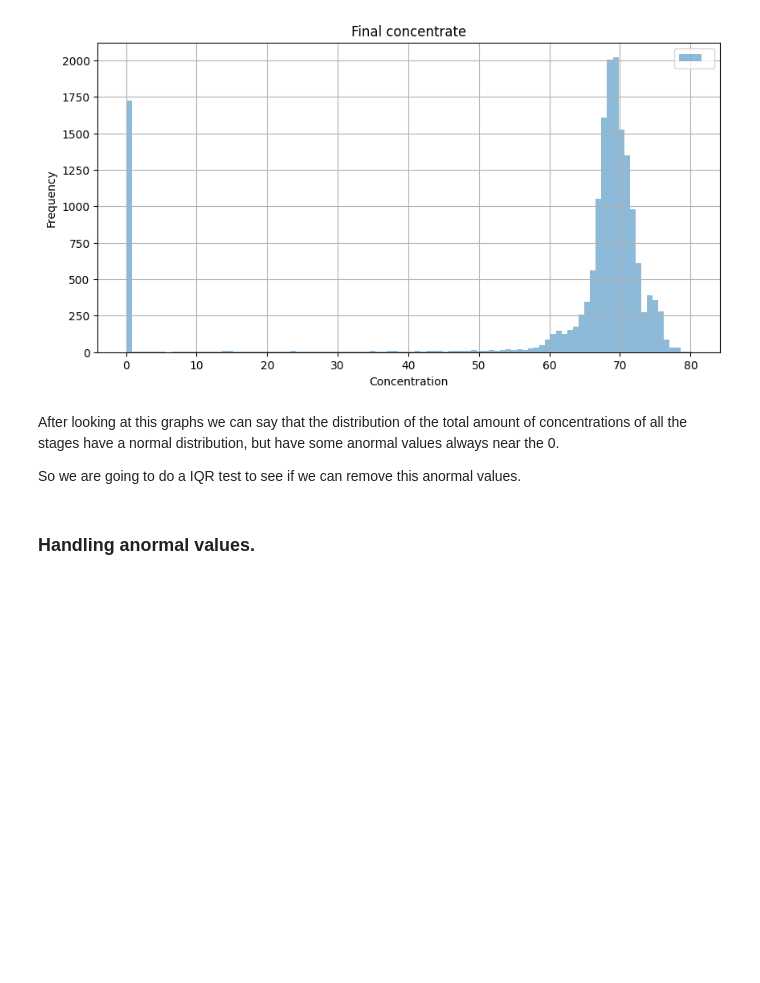
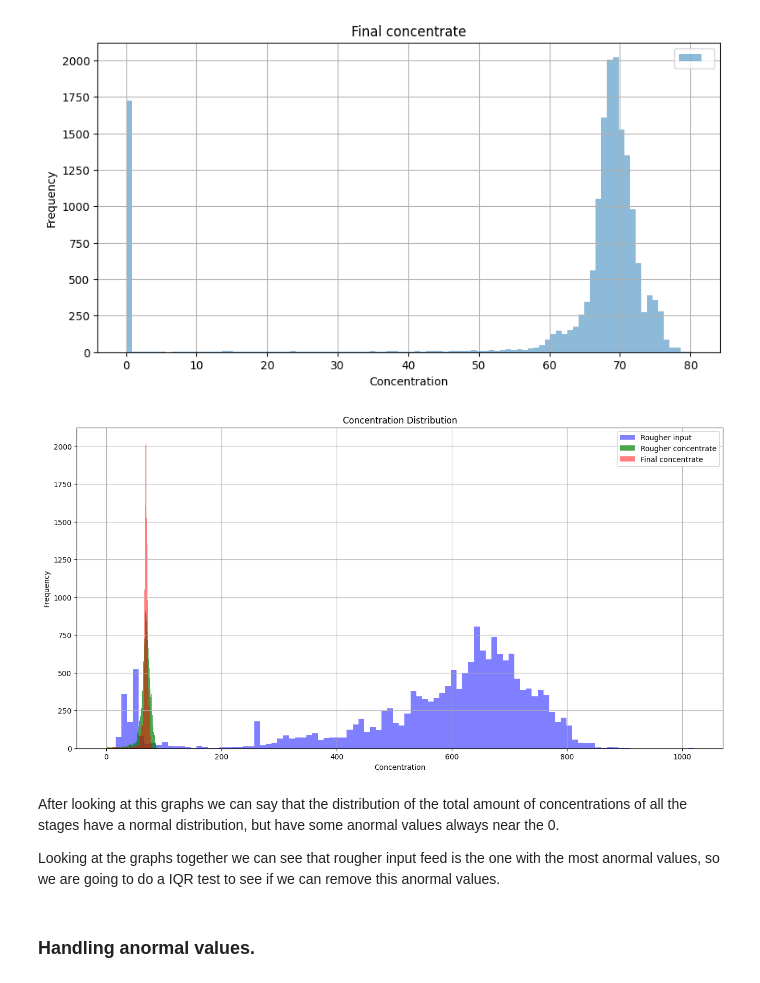
Before and after one commit to robertoolson/Copia-de-Gold_Recovery, a Jupyter notebook: gold_recovery.ipynb, the cells around one changed output. Cells and saved outputs as stored; diff of their text form; code cells hidden in the pictures; blank space fills up the shorter version.

```diff
--- a/gold_recovery.ipynb
+++ b/gold_recovery.ipynb
@@ -452,10 +451,25 @@ plt.show()
 # %% [output]
 ['final.output.concentrate_ag', 'final.output.concentrate_pb', 'final.output.concentrate_sol', 'final.output.concentrate_au']
 [figure]
+# %%
+plt.figure(figsize=(16, 8))
+plt.hist(df_train_raw, bins=100, alpha=0.5, label='Rougher input', color='blue')
+plt.hist(df_train_concentrate, bins=100, alpha=0.7, label='Rougher concentrate', color='green')
+plt.hist(df_train_concentrate_final, bins=100, alpha=0.5, label='Final concentrate', color='red')
+
+plt.title('Concentration Distribution')
+plt.xlabel('Concentration')
+plt.ylabel('Frequency')
+plt.legend()
+
+plt.grid(True)
+plt.show()
+# %% [output]
+[figure, added]
 # %% [markdown]
 After looking at this graphs we can say that the distribution of the total amount of concentrations of all the stages have a normal distribution, but have some anormal values always near the 0.
 
-So we are going to do a IQR test to see if we can remove this anormal values.
+Looking at the graphs together we can see that rougher input feed is the one with the most anormal values, so we are going to do a IQR test to see if we can remove this anormal values.
 # %% [markdown]
 ### Handling anormal values.
 # %% [markdown]
```
Also changed, not shown: parts of 21 cells of this notebook.
